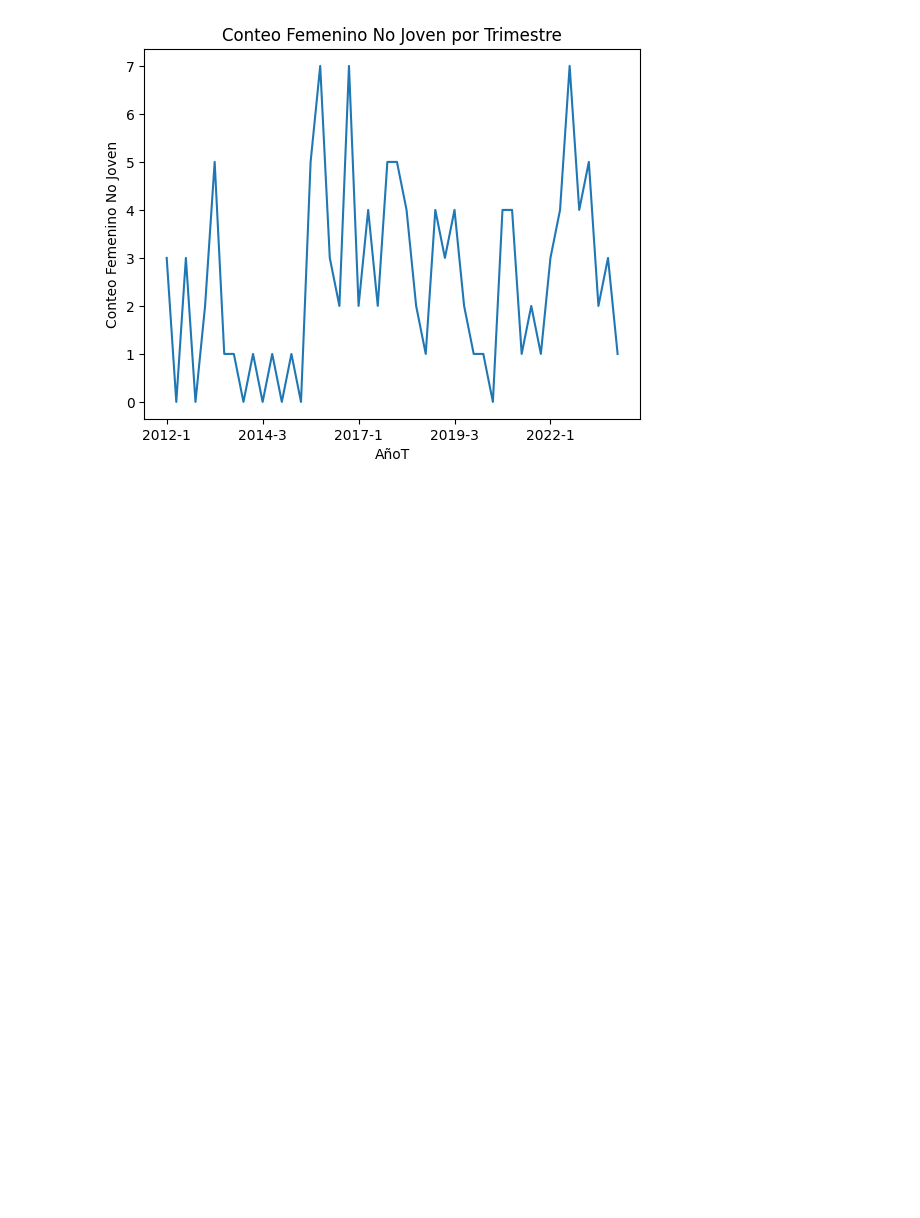
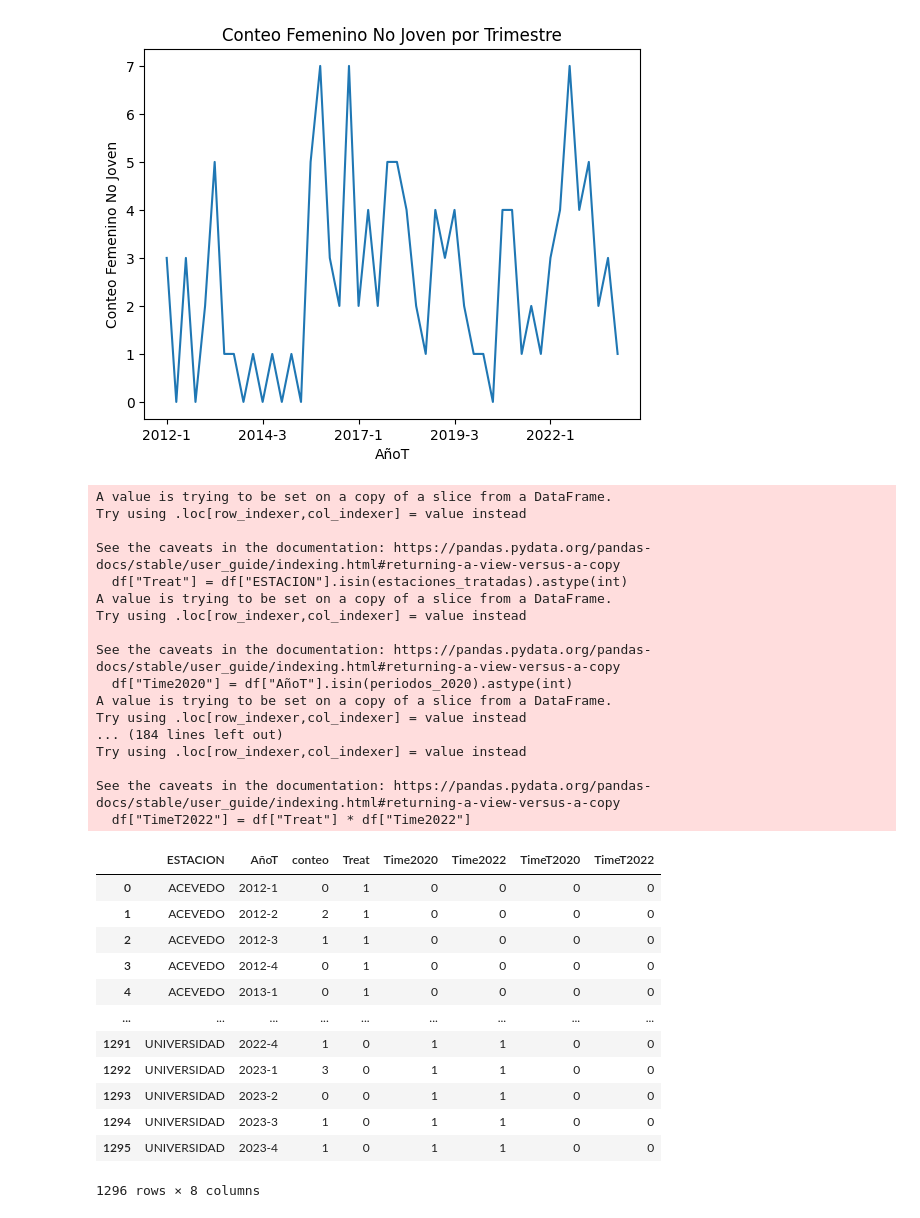
Before and after one commit to Felbanol/Proyecto-Metro, a Jupyter notebook: Codigo Metro Python.ipynb, the cells around one changed output. Drawn from its saved outputs; the diff is of its cells as text; code cells hidden in the pictures; blank space fills up the shorter version.

```diff
--- a/Codigo Metro Python.ipynb
+++ b/Codigo Metro Python.ipynb
@@ -187,30 +191,62 @@ def agregar_variables(df):
     ]
     df["Time2022"] = df["AñoT"].isin(periodos_2022).astype(int)
 
     # 4) TimeT2020 = Treat * Time2020
     df["TimeT2020"] = df["Treat"] * df["Time2020"]
 
     # 5) TimeT2022 = Treat * Time2022
     df["TimeT2022"] = df["Treat"] * df["Time2022"]
 
     return df
 
 # Aplicar a cada DataFrame relevante
 DatosV = agregar_variables(DatosV)
 DatosM = agregar_variables(DatosM)
 DatosF = agregar_variables(DatosF)
 Datos_joven = agregar_variables(Datos_joven)
 Datos_no_joven = agregar_variables(Datos_no_joven)
 DatosM_joven = agregar_variables(DatosM_joven)
 DatosF_joven = agregar_variables(DatosF_joven)
 DatosM_no_joven = agregar_variables(DatosM_no_joven)
 DatosF_no_joven = agregar_variables(DatosF_no_joven)
 Datos_conteo = agregar_variables(Datos_conteo)
 Datos_conteoM = agregar_variables(Datos_conteoM)
 Datos_conteoF = agregar_variables(Datos_conteoF)
 Datos_conteo_joven = agregar_variables(Datos_conteo_joven)
 Datos_conteo_no_joven = agregar_variables(Datos_conteo_no_joven)
 Datos_conteoM_joven = agregar_variables(Datos_conteoM_joven)
 Datos_conteoF_joven = agregar_variables(Datos_conteoF_joven)
 Datos_conteoM_no_joven = agregar_variables(Datos_conteoM_no_joven)
 Datos_conteoF_no_joven = agregar_variables(Datos_conteoF_no_joven)
+Datos_conteo
+# %% [output]
+A value is trying to be set on a copy of a slice from a DataFrame.
+Try using .loc[row_indexer,col_indexer] = value instead
+
+See the caveats in the documentation: https://pandas.pydata.org/pandas-docs/stable/user_guide/indexing.html#returning-a-view-versus-a-copy
+  df["Treat"] = df["ESTACION"].isin(estaciones_tratadas).astype(int)
+A value is trying to be set on a copy of a slice from a DataFrame.
+Try using .loc[row_indexer,col_indexer] = value instead
+
+See the caveats in the documentation: https://pandas.pydata.org/pandas-docs/stable/user_guide/indexing.html#returning-a-view-versus-a-copy
+  df["Time2020"] = df["AñoT"].isin(periodos_2020).astype(int)
+A value is trying to be set on a copy of a slice from a DataFrame.
+Try using .loc[row_indexer,col_indexer] = value instead
+... (184 lines left out)
+Try using .loc[row_indexer,col_indexer] = value instead
+
+See the caveats in the documentation: https://pandas.pydata.org/pandas-docs/stable/user_guide/indexing.html#returning-a-view-versus-a-copy
+  df["TimeT2022"] = df["Treat"] * df["Time2022"]
+|  | ESTACION | AñoT | conteo | Treat | Time2020 | Time2022 | TimeT2020 | TimeT2022 |
+| 0 | ACEVEDO | 2012-1 | 0 | 1 | 0 | 0 | 0 | 0 |
+| 1 | ACEVEDO | 2012-2 | 2 | 1 | 0 | 0 | 0 | 0 |
+| 2 | ACEVEDO | 2012-3 | 1 | 1 | 0 | 0 | 0 | 0 |
+| 3 | ACEVEDO | 2012-4 | 0 | 1 | 0 | 0 | 0 | 0 |
+| 4 | ACEVEDO | 2013-1 | 0 | 1 | 0 | 0 | 0 | 0 |
+| ... | ... | ... | ... | ... | ... | ... | ... | ... |
+| 1291 | UNIVERSIDAD | 2022-4 | 1 | 0 | 1 | 1 | 0 | 0 |
+| 1292 | UNIVERSIDAD | 2023-1 | 3 | 0 | 1 | 1 | 0 | 0 |
+| 1293 | UNIVERSIDAD | 2023-2 | 0 | 0 | 1 | 1 | 0 | 0 |
+| 1294 | UNIVERSIDAD | 2023-3 | 1 | 0 | 1 | 1 | 0 | 0 |
+| 1295 | UNIVERSIDAD | 2023-4 | 1 | 0 | 1 | 1 | 0 | 0 |
+1296 rows × 8 columns
```
Also changed, not shown: parts of 3 cells of this notebook.
